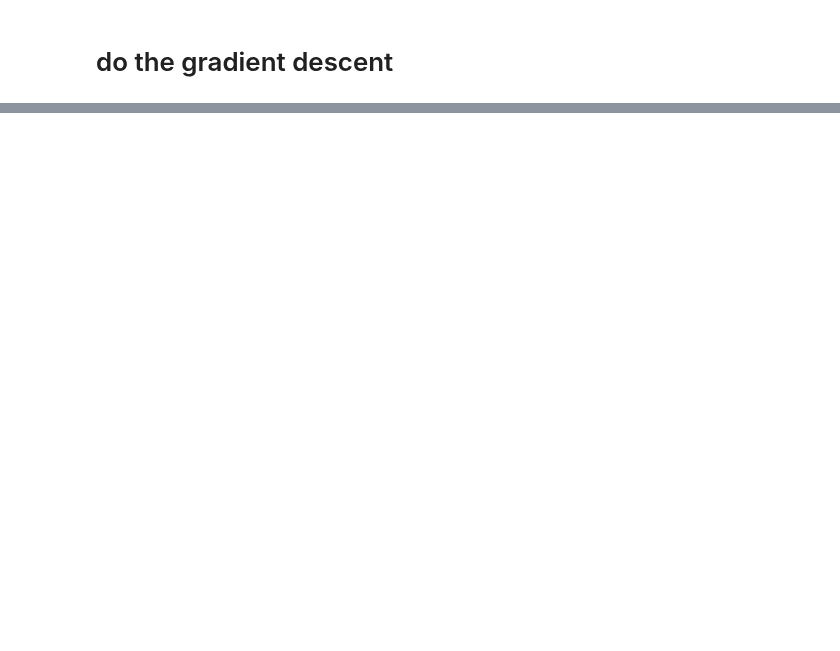
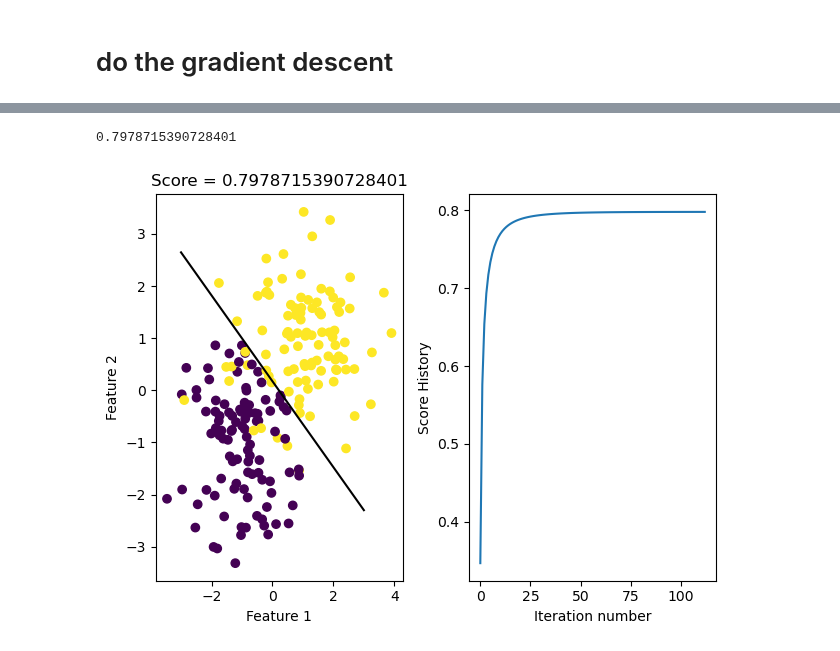
Before and after one commit to Xianzhiwang1/CS0451-page-site, a Jupyter notebook: posts/my-blog-post-02-gradient-descent/index.ipynb, the cells around one changed output, grey strips where cells are left out. Cells and saved outputs as stored; diff of their text form; code cells hidden in the pictures; blank space fills up the shorter version.

```diff
--- a/posts/my-blog-post-02-gradient-descent/index.ipynb
+++ b/posts/my-blog-post-02-gradient-descent/index.ipynb
@@ -77,0 +102,20 @@ title = plt.gca().set_title(f"Loss = {loss}")
+# %%
+myScore = LR.score(X_,y)
+print(myScore)
+
+fig, axarr = plt.subplots(1, 2)
+
+axarr[0].scatter(X[:,0], X[:,1], c = y)
+axarr[0].set(xlabel = "Feature 1", ylabel = "Feature 2", title = f"Score = {myScore}")
+
+f1 = np.linspace(-3, 3, 101)
+
+p = axarr[0].plot(f1, (LR.w_[2] - f1*LR.w_[0])/LR.w_[1], color = "black")
+
+axarr[1].plot(LR.score_history)
+
+axarr[1].set(xlabel = "Iteration number", ylabel = "Score History")
+plt.tight_layout()
+# %% [output]
+0.7978715390728401
+[figure, added]
```
Also changed, not shown: parts of 10 cells of this notebook, 10 other files.
